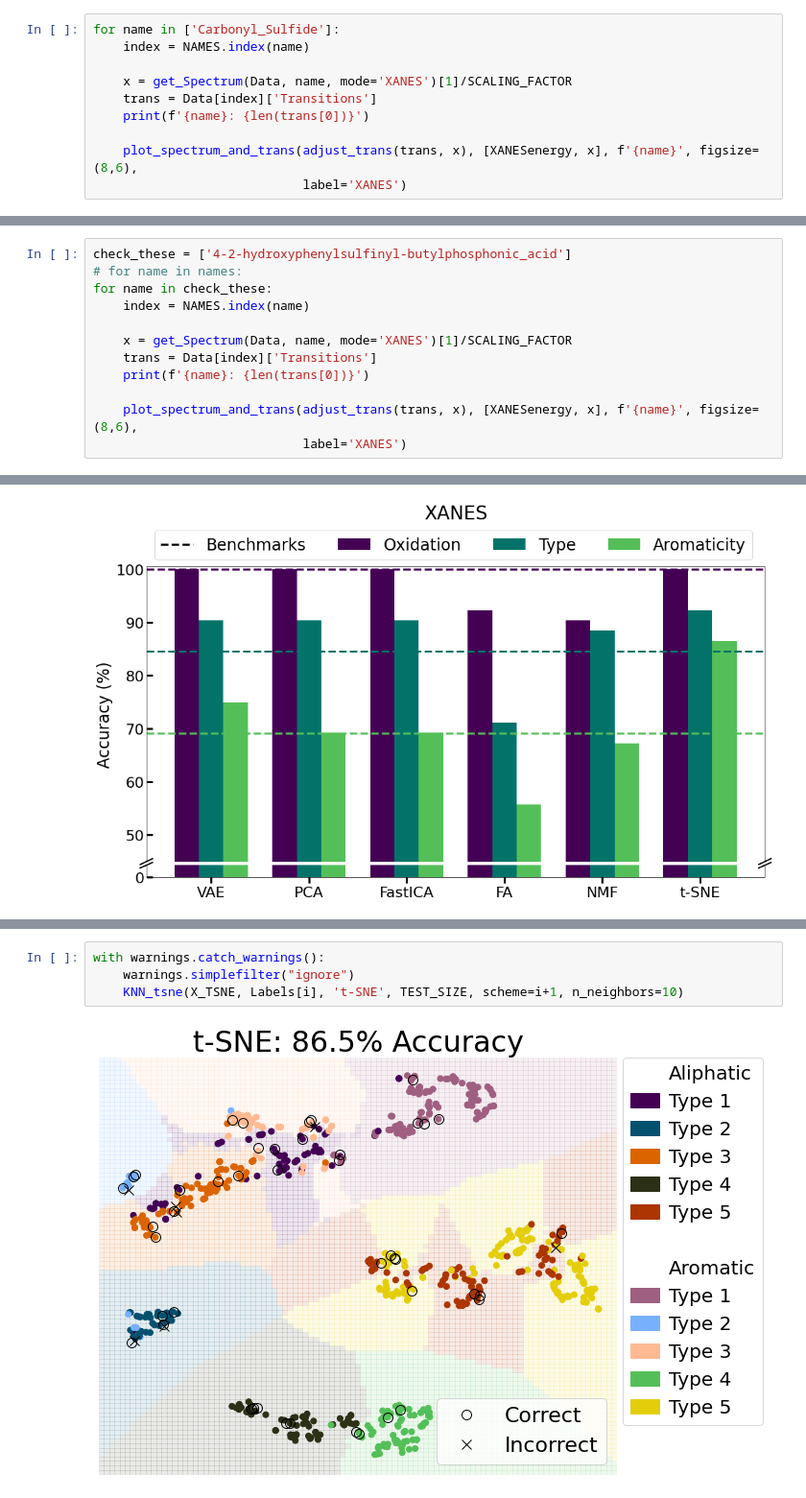
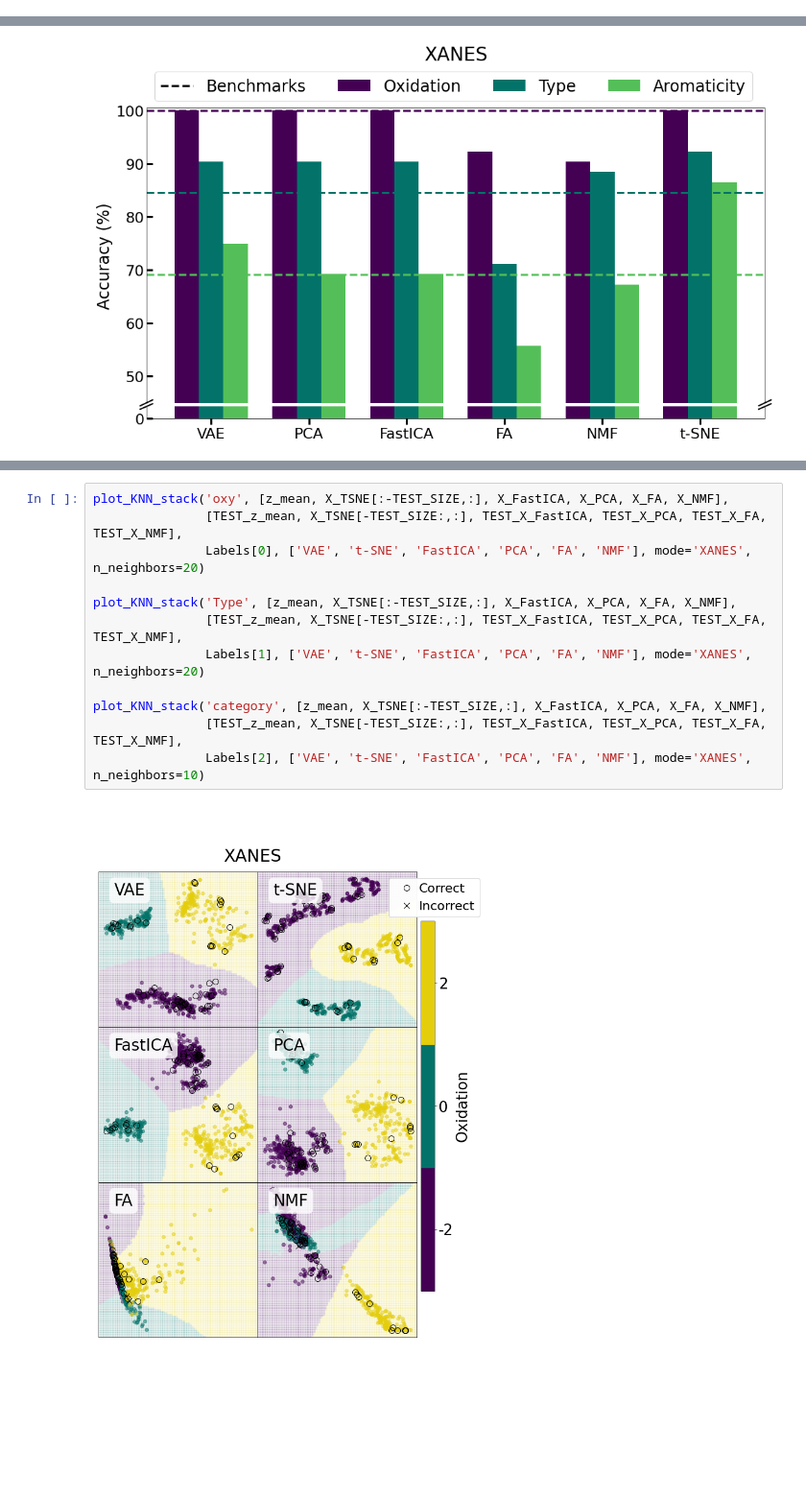
Before and after one commit to Seidler-Lab/Sulfur-ML, a Jupyter notebook: XANESML.ipynb, the cells around one changed output, grey strips where cells are left out. Shown at 96% size. Cells and saved outputs as stored; diff of their text form; blank space fills up the shorter version.

```diff
--- a/XANESML.ipynb
+++ b/XANESML.ipynb
@@ -1795,10 +1127,0 @@ cluster_ana2(X_TSNE, Labels[2], 't-SNE', Indices=type4_special_indices)
-# %%
-for name in ['Carbonyl_Sulfide']:
-    index = NAMES.index(name)
-
-    x = get_Spectrum(Data, name, mode='XANES')[1]/SCALING_FACTOR
-    trans = Data[index]['Transitions']
-    print(f'{name}: {len(trans[0])}')
-
-    plot_spectrum_and_trans(adjust_trans(trans, x), [XANESenergy, x], f'{name}', figsize=(8,6),
-                            label='XANES')
@@ -1808,12 +1127,0 @@ Carbonyl_Sulfide: 50
-# %%
-check_these = ['4-2-hydroxyphenylsulfinyl-butylphosphonic_acid']
-# for name in names:
-for name in check_these:
-    index = NAMES.index(name)
-
-    x = get_Spectrum(Data, name, mode='XANES')[1]/SCALING_FACTOR
-    trans = Data[index]['Transitions']
-    print(f'{name}: {len(trans[0])}')
-
-    plot_spectrum_and_trans(adjust_trans(trans, x), [XANESenergy, x], f'{name}', figsize=(8,6),
-                            label='XANES')
@@ -2007,6 +1228,14 @@ with warnings.catch_warnings():
-# %%
-with warnings.catch_warnings():
-    warnings.simplefilter("ignore")
-    KNN_tsne(X_TSNE, Labels[i], 't-SNE', TEST_SIZE, scheme=i+1, n_neighbors=10)
-# %% [output]
-[figure, removed]
+# %%
+plot_KNN_stack('oxy', [z_mean, X_TSNE[:-TEST_SIZE,:], X_FastICA, X_PCA, X_FA, X_NMF],
+               [TEST_z_mean, X_TSNE[-TEST_SIZE:,:], TEST_X_FastICA, TEST_X_PCA, TEST_X_FA, TEST_X_NMF],
+               Labels[0], ['VAE', 't-SNE', 'FastICA', 'PCA', 'FA', 'NMF'], mode='XANES', n_neighbors=20)
+
+plot_KNN_stack('Type', [z_mean, X_TSNE[:-TEST_SIZE,:], X_FastICA, X_PCA, X_FA, X_NMF],
+               [TEST_z_mean, X_TSNE[-TEST_SIZE:,:], TEST_X_FastICA, TEST_X_PCA, TEST_X_FA, TEST_X_NMF],
+               Labels[1], ['VAE', 't-SNE', 'FastICA', 'PCA', 'FA', 'NMF'], mode='XANES', n_neighbors=20)
+
+plot_KNN_stack('category', [z_mean, X_TSNE[:-TEST_SIZE,:], X_FastICA, X_PCA, X_FA, X_NMF],
+               [TEST_z_mean, X_TSNE[-TEST_SIZE:,:], TEST_X_FastICA, TEST_X_PCA, TEST_X_FA, TEST_X_NMF],
+               Labels[2], ['VAE', 't-SNE', 'FastICA', 'PCA', 'FA', 'NMF'], mode='XANES', n_neighbors=10)
+# %% [output]
+[figure, added]
```
Also changed, not shown: parts of 74 cells of this notebook, 2 other files.
